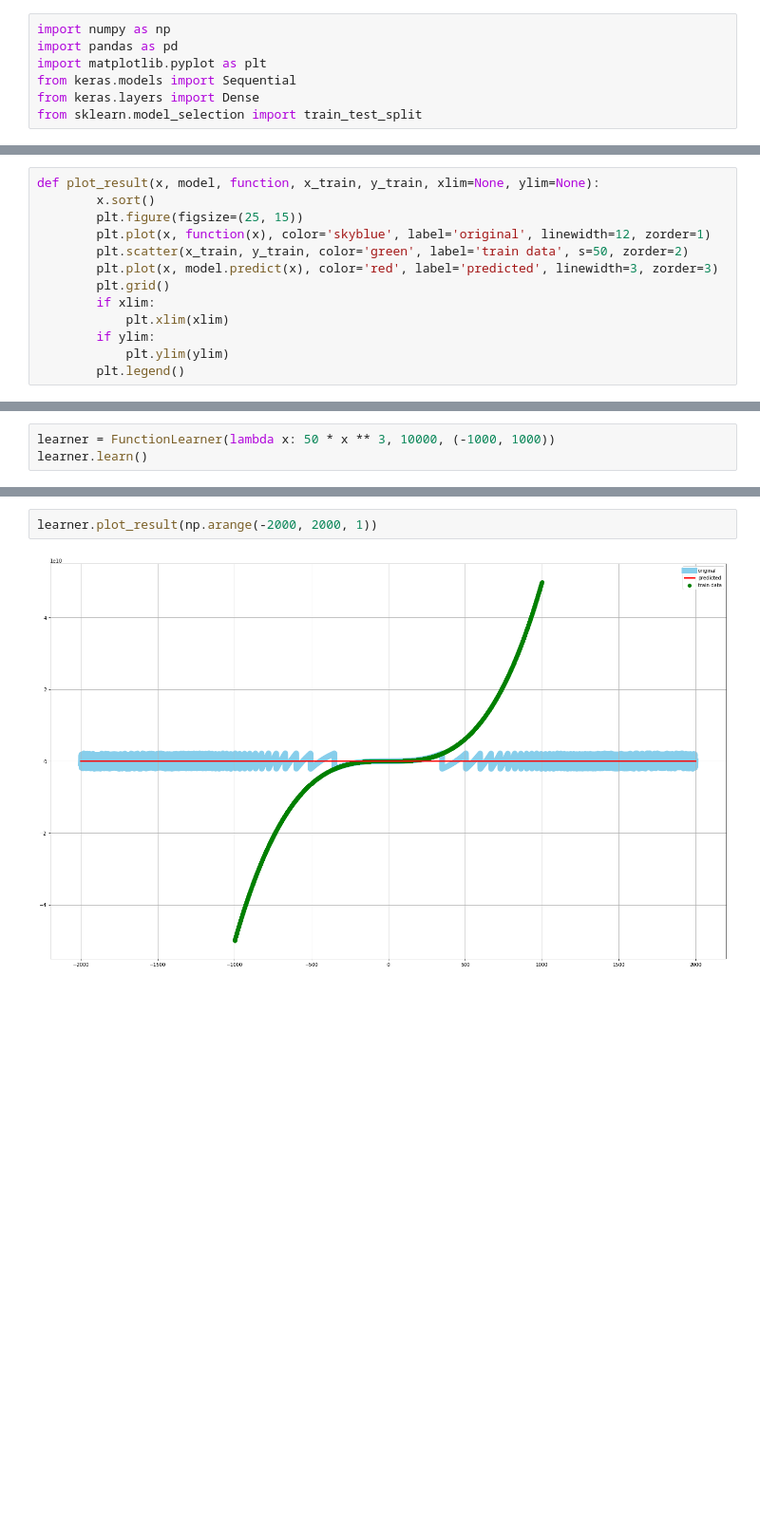
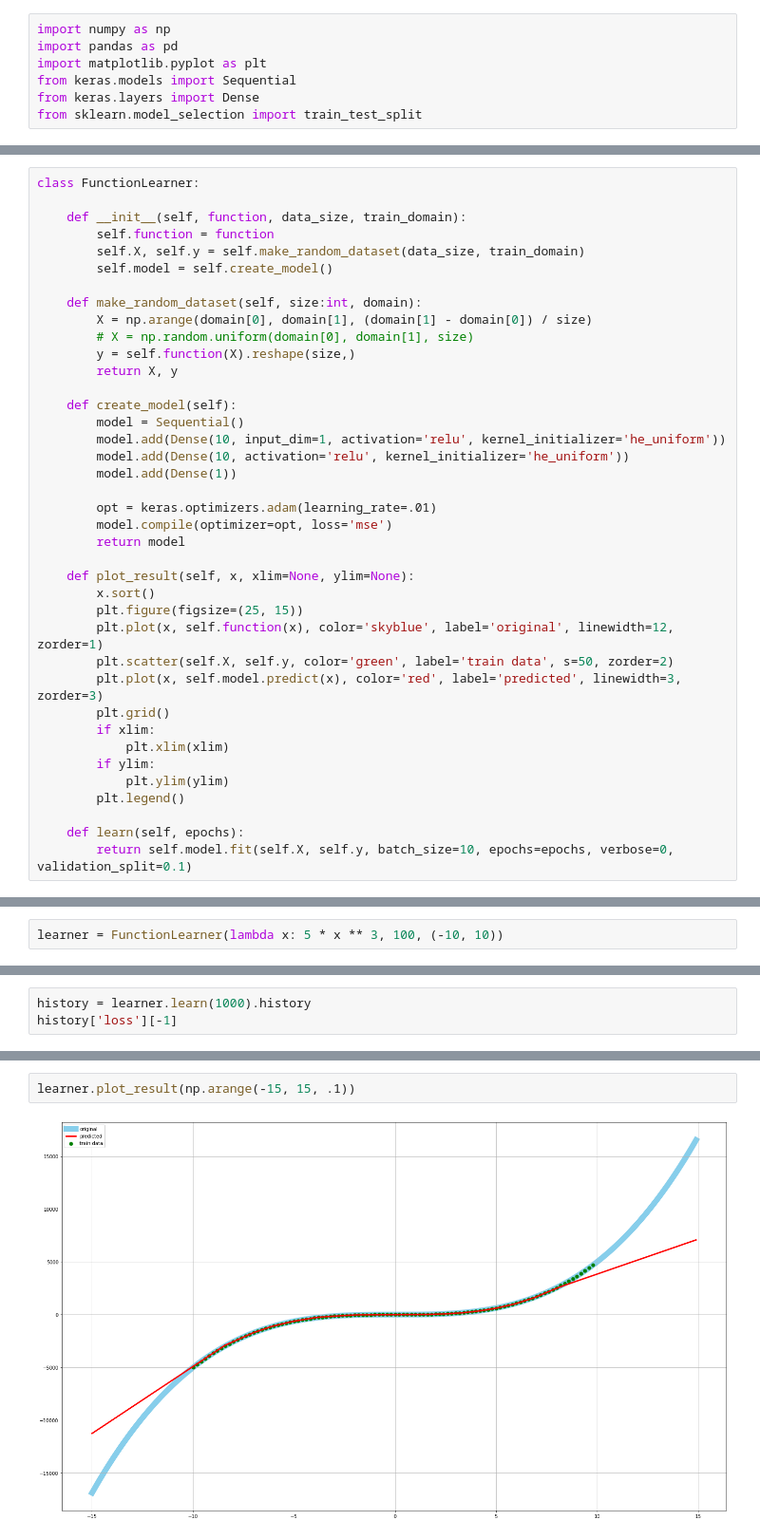
Before and after one commit to ahmadsalimi/AiProjects, a Jupyter notebook: 4. MlpNeuralNetworks/FunctionPrediction.ipynb, the cells around one changed output, grey strips where cells are left out. Shown: that part at 95% size. Drawn from its saved outputs; the diff is of its cells as text; blank space fills up the shorter version.

```diff
--- a/4. MlpNeuralNetworks/FunctionPrediction.ipynb
+++ b/4. MlpNeuralNetworks/FunctionPrediction.ipynb
@@ -38,14 +14,40 @@ def create_model(input_shape, neurons):
 # %%
-def plot_result(x, model, function, x_train, y_train, xlim=None, ylim=None):
+class FunctionLearner:
+
+    def __init__(self, function, data_size, train_domain):
+        self.function = function
+        self.X, self.y = self.make_random_dataset(data_size, train_domain)
+        self.model = self.create_model()
+
+    def make_random_dataset(self, size:int, domain):
+        X = np.arange(domain[0], domain[1], (domain[1] - domain[0]) / size)
+        # X = np.random.uniform(domain[0], domain[1], size)
+        y = self.function(X).reshape(size,)
+        return X, y
+
+    def create_model(self):
+        model = Sequential()
+        model.add(Dense(10, input_dim=1, activation='relu', kernel_initializer='he_uniform'))
+        model.add(Dense(10, activation='relu', kernel_initializer='he_uniform'))
+        model.add(Dense(1))
+
+        opt = keras.optimizers.adam(learning_rate=.01)
+        model.compile(optimizer=opt, loss='mse')
+        return model
+
+    def plot_result(self, x, xlim=None, ylim=None):
         x.sort()
         plt.figure(figsize=(25, 15))
-        plt.plot(x, function(x), color='skyblue', label='original', linewidth=12, zorder=1)
-        plt.scatter(x_train, y_train, color='green', label='train data', s=50, zorder=2)
-        plt.plot(x, model.predict(x), color='red', label='predicted', linewidth=3, zorder=3)
+        plt.plot(x, self.function(x), color='skyblue', label='original', linewidth=12, zorder=1)
+        plt.scatter(self.X, self.y, color='green', label='train data', s=50, zorder=2)
+        plt.plot(x, self.model.predict(x), color='red', label='predicted', linewidth=3, zorder=3)
         plt.grid()
         if xlim:
             plt.xlim(xlim)
         if ylim:
             plt.ylim(ylim)
         plt.legend()
+
+    def learn(self, epochs):
+        return self.model.fit(self.X, self.y, batch_size=10, epochs=epochs, verbose=0, validation_split=0.1)
 # %%
@@ -153,3 +65,2 @@ learner.plot_result(np.arange(0.0000001, 200000, 5))
 # %%
-learner = FunctionLearner(lambda x: 50 * x ** 3, 10000, (-1000, 1000))
-learner.learn()
+learner = FunctionLearner(lambda x: 5 * x ** 3, 100, (-10, 10))
@@ -174,0 +67,3 @@ KeyboardInterrupt: ignored
+# %%
+history = learner.learn(1000).history
+history['loss'][-1]
@@ -175,4 +72,4 @@ KeyboardInterrupt: ignored
 # %%
-learner.plot_result(np.arange(-2000, 2000, 1))
+learner.plot_result(np.arange(-15, 15, .1))
 # %% [output]
-[figure, old version]
+[figure, new version]
```
Also changed, not shown: parts of 22 cells of this notebook.
